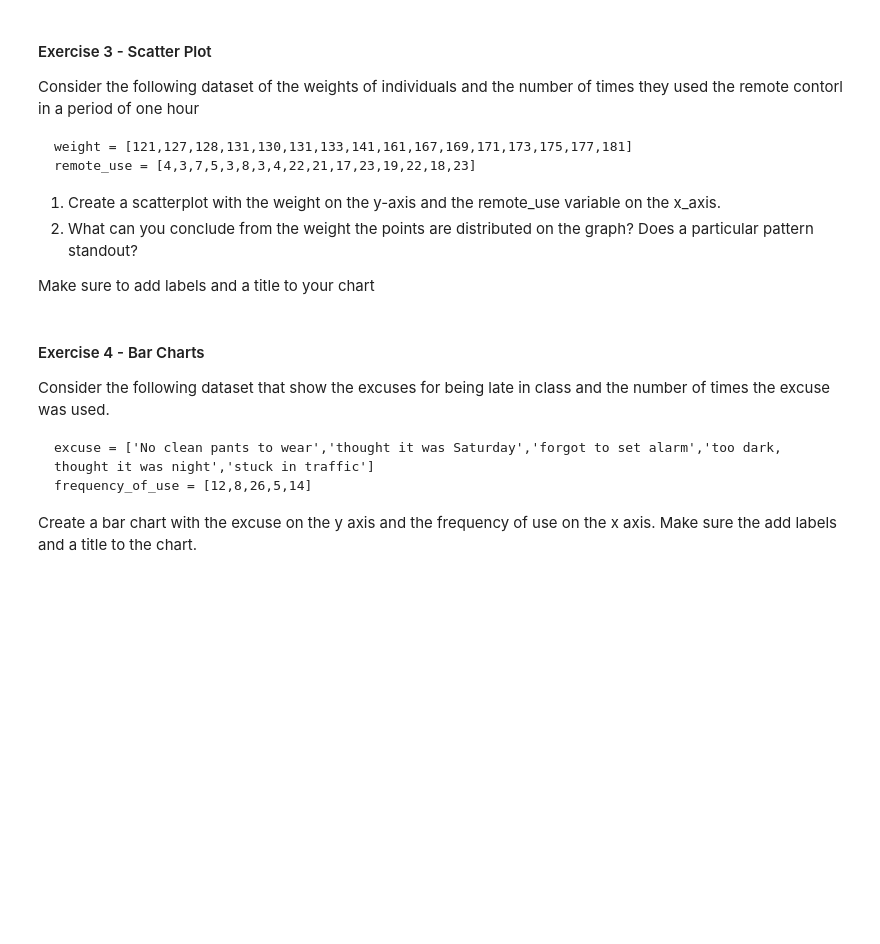
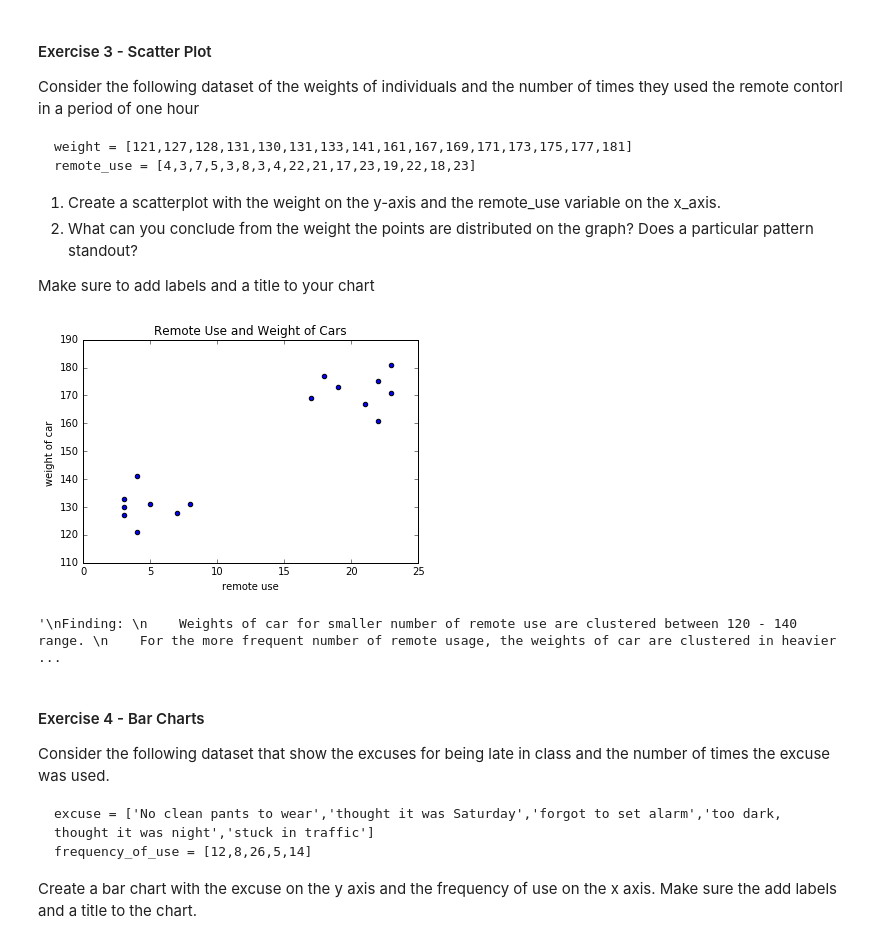
Before and after one commit to lavenderLatte/89926_py, a Jupyter notebook: homework/hw11.ipynb, the cells around one changed output. Cells and saved outputs as stored; diff of their text form; code cells hidden in the pictures; blank space fills up the shorter version.

```diff
--- a/homework/hw11.ipynb
+++ b/homework/hw11.ipynb
@@ -103,3 +125,30 @@ Make sure to add labels and a title to your chart
+# %%
+### YOUR CODE GOES BELOW
+
+weight = [121,127,128,131,130,131,133,141,161,167,169,171,173,175,177,181]
+remote_use = [4,3,7,5,3,8,3,4,22,21,17,23,19,22,18,23]
+
+# print len(weight)
+# print len(remote_use)
+
+plt.scatter(remote_use, weight)
+
+plt.title("Remote Use and Weight of Cars")
+plt.xlabel('remote use')
+plt.ylabel('weight of car ')
+
+plt.show()
+
+# ### END CODE
+
+"""
+Finding:
+    Weights of car for smaller number of remote use are clustered between 120 - 140 range.
+    For the more frequent number of remote usage, the weights of car are clustered in heavier side at around 160 - 180.
+"""
+# %% [output]
+[figure, added]
+'\nFinding: \n    Weights of car for smaller number of remote use are clustered between 120 - 140 range. \n    For the more frequent number of remote usage, the weights of car are clustered in heavier ...
 # %% [markdown]
 #### Exercise 4 - Bar Charts
 
```
Also changed, not shown: parts of 11 cells of this notebook.
